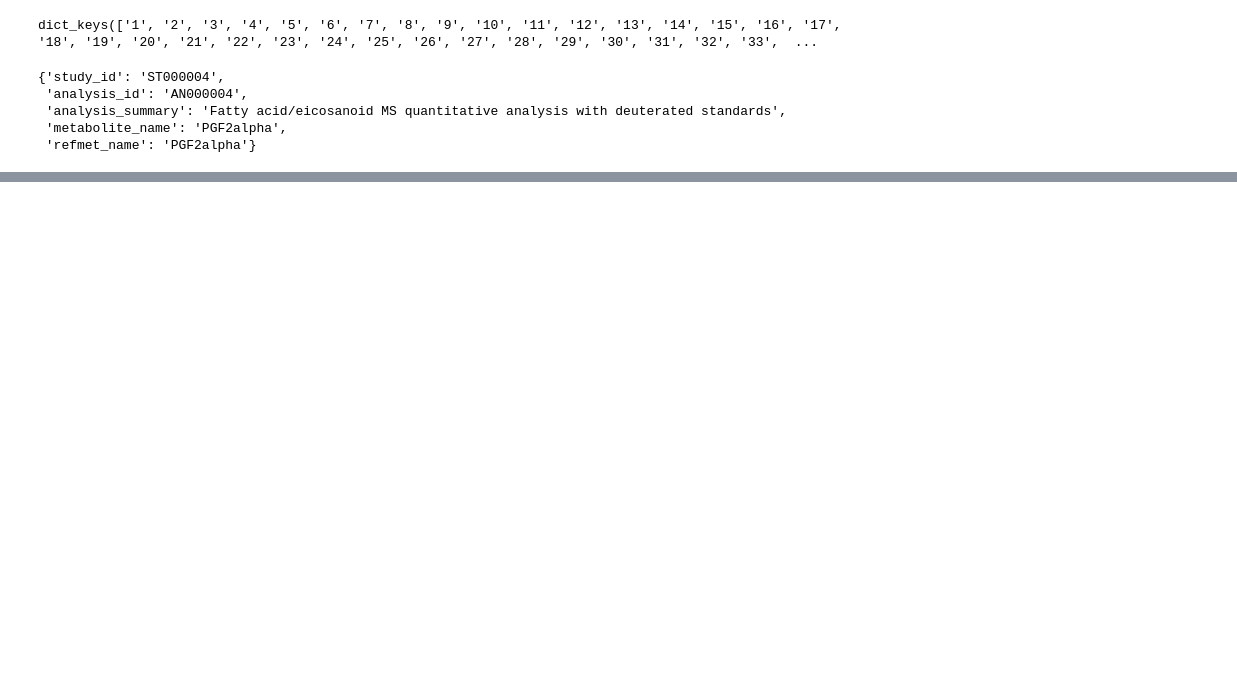
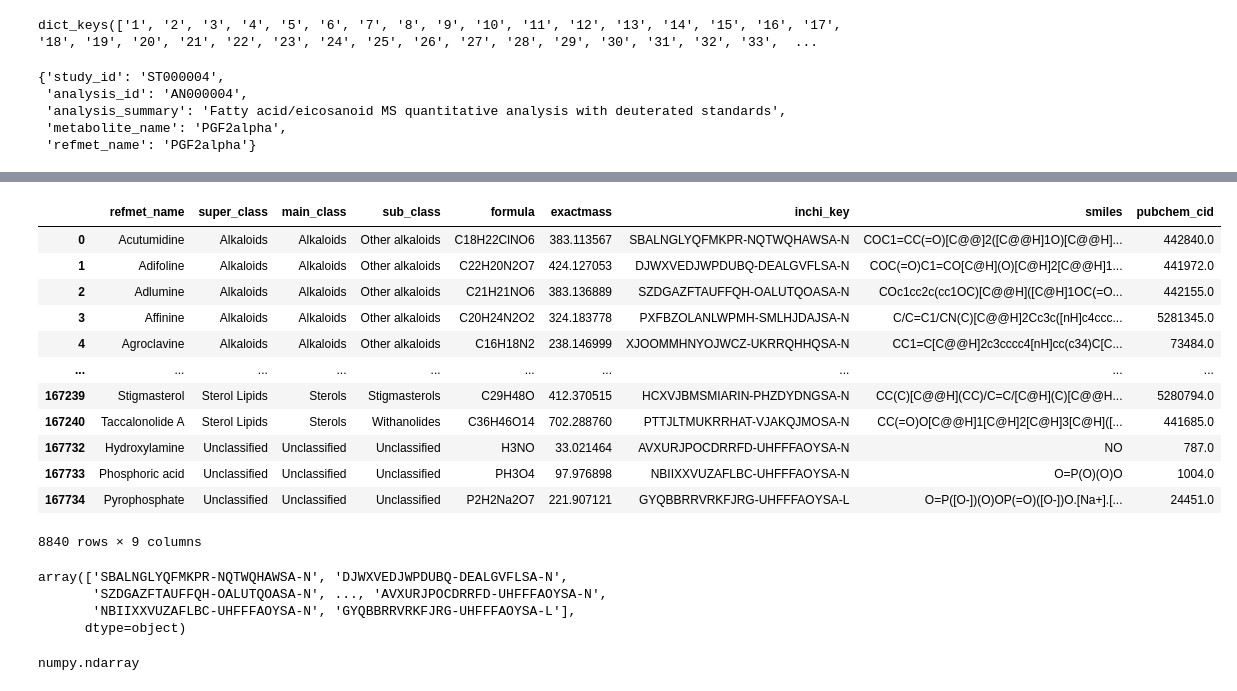
Before and after one commit to kozo2/mb-2023_poster, a Jupyter notebook: create_ST_metabolites_all.ipynb, the cells around one changed output, grey strips where cells are left out. Cells and saved outputs as stored; diff of their text form; code cells hidden in the pictures; blank space fills up the shorter version.

```diff
--- a/create_ST_metabolites_all.ipynb
+++ b/create_ST_metabolites_all.ipynb
@@ -111,0 +175,19 @@ with open('ST_metabolites_all.tsv', 'w') as f:
+# %%
+# filter rows in df where the inchi_key column is not NaN
+refmetdf_in_allmsstudies_hasinchikey = refmetdf_in_allmsstudies[refmetdf_in_allmsstudies['inchi_key'].notnull()]
+# %%
+refmetdf_in_allmsstudies_hasinchikey
+# %% [output]
+|  | refmet_name | super_class | main_class | sub_class | formula | exactmass | inchi_key | smiles | pubchem_cid |
+| 0 | Acutumidine | Alkaloids | Alkaloids | Other alkaloids | C18H22ClNO6 | 383.113567 | SBALNGLYQFMKPR-NQTWQHAWSA-N | COC1=CC(=O)[C@@]2([C@@H]1O)[C@@H]... | 442840.0 |
+| 1 | Adifoline | Alkaloids | Alkaloids | Other alkaloids | C22H20N2O7 | 424.127053 | DJWXVEDJWPDUBQ-DEALGVFLSA-N | COC(=O)C1=CO[C@H](O)[C@H]2[C@@H]1... | 441972.0 |
+| 2 | Adlumine | Alkaloids | Alkaloids | Other alkaloids | C21H21NO6 | 383.136889 | SZDGAZFTAUFFQH-OALUTQOASA-N | COc1cc2c(cc1OC)[C@@H]([C@H]1OC(=O... | 442155.0 |
+| 3 | Affinine | Alkaloids | Alkaloids | Other alkaloids | C20H24N2O2 | 324.183778 | PXFBZOLANLWPMH-SMLHJDAJSA-N | C/C=C1/CN(C)[C@@H]2Cc3c([nH]c4ccc... | 5281345.0 |
+| 4 | Agroclavine | Alkaloids | Alkaloids | Other alkaloids | C16H18N2 | 238.146999 | XJOOMMHNYOJWCZ-UKRRQHHQSA-N | CC1=C[C@@H]2c3cccc4[nH]cc(c34)C[C... | 73484.0 |
+| ... | ... | ... | ... | ... | ... | ... | ... | ... | ... |
+| 167239 | Stigmasterol | Sterol Lipids | Sterols | Stigmasterols | C29H48O | 412.370515 | HCXVJBMSMIARIN-PHZDYDNGSA-N | CC(C)[C@@H](CC)/C=C/[C@H](C)[C@@H... | 5280794.0 |
+| 167240 | Taccalonolide A | Sterol Lipids | Sterols | Withanolides | C36H46O14 | 702.288760 | PTTJLTMUKRRHAT-VJAKQJMOSA-N | CC(=O)O[C@@H]1[C@H]2[C@H]3[C@H]([... | 441685.0 |
+| 167732 | Hydroxylamine | Unclassified | Unclassified | Unclassified | H3NO | 33.021464 | AVXURJPOCDRRFD-UHFFFAOYSA-N | NO | 787.0 |
+| 167733 | Phosphoric acid | Unclassified | Unclassified | Unclassified | PH3O4 | 97.976898 | NBIIXXVUZAFLBC-UHFFFAOYSA-N | O=P(O)(O)O | 1004.0 |
+| 167734 | Pyrophosphate | Unclassified | Unclassified | Unclassified | P2H2Na2O7 | 221.907121 | GYQBBRRVRKFJRG-UHFFFAOYSA-L | O=P([O-])(O)OP(=O)([O-])O.[Na+].[... | 24451.0 |
+8840 rows × 9 columns
@@ -111,0 +196,11 @@ with open('ST_metabolites_all.tsv', 'w') as f:
+# %%
+all_inchikey_refmet
+# %% [output]
+array(['SBALNGLYQFMKPR-NQTWQHAWSA-N', 'DJWXVEDJWPDUBQ-DEALGVFLSA-N',
+       'SZDGAZFTAUFFQH-OALUTQOASA-N', ..., 'AVXURJPOCDRRFD-UHFFFAOYSA-N',
+       'NBIIXXVUZAFLBC-UHFFFAOYSA-N', 'GYQBBRRVRKFJRG-UHFFFAOYSA-L'],
+      dtype=object)
+# %%
+type(refmet[' refmet_name'].unique())
+# %% [output]
+numpy.ndarray
```
Also changed, not shown: parts of 17 cells of this notebook, 1 other file.
